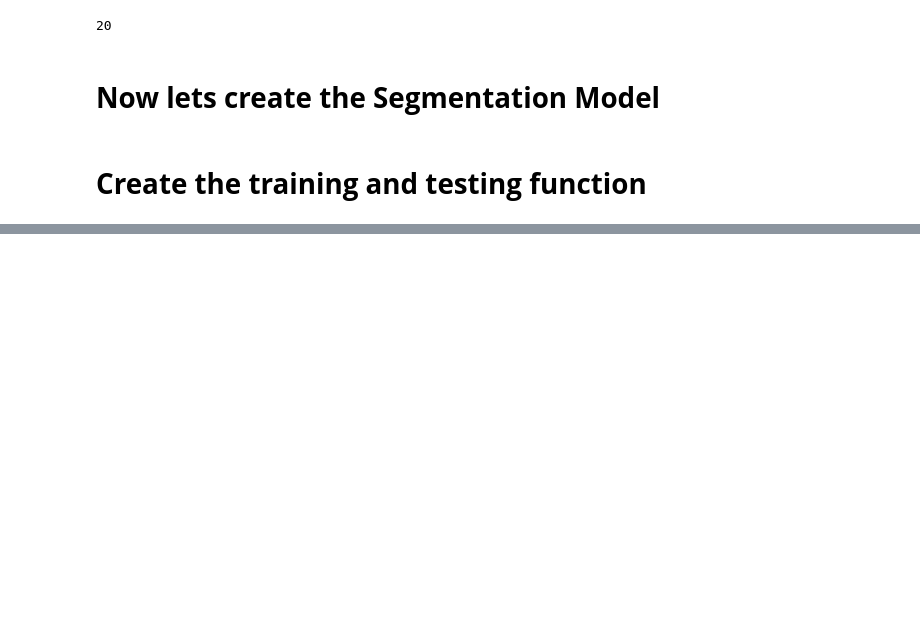
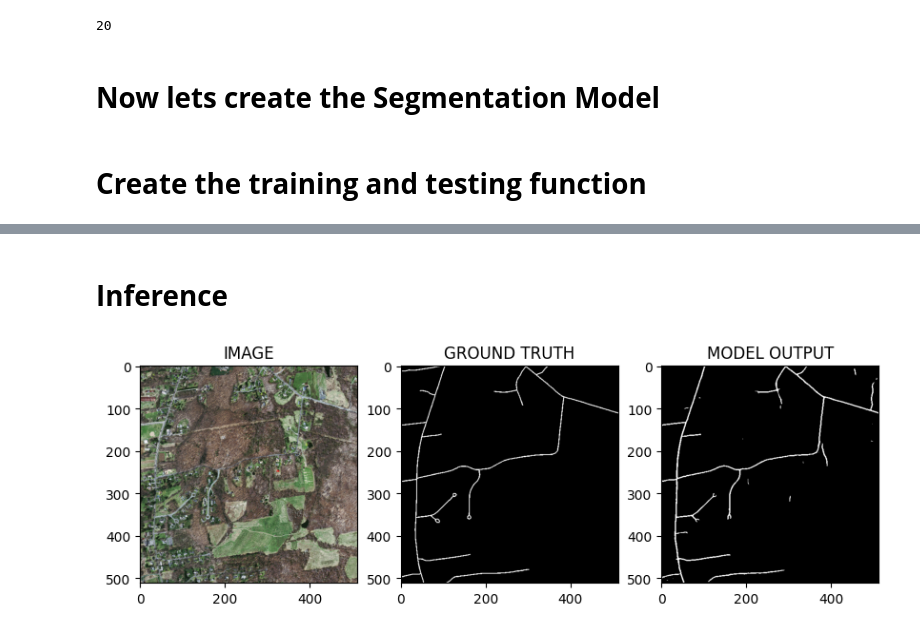
Before and after one commit to arpan-das-astrophysics/aerial-image-segmentation, a Jupyter notebook: aerialimage.ipynb, the cells around one changed output, grey strips where cells are left out. Drawn from its saved outputs; the diff is of its cells as text; code cells hidden in the pictures; blank space fills up the shorter version.

```diff
--- a/aerialimage.ipynb
+++ b/aerialimage.ipynb
@@ -210,7 +210,7 @@ class SegmentationModel(nn.Module):
   def __init__(self):
     super(SegmentationModel, self).__init__()
 
-    self.bacbone = smp.Unet(
+    self.backbone = smp.Unet(
         encoder_name = ENCODER,
         encoder_weights = WEIGHTS,
         in_channels = 3,
@@ -270,0 +314,16 @@ def test_fn(dataloader, model):
+# %% [markdown]
+# **Inference**
+# %%
+idx = 17
+
+model.load_state_dict(torch.load('/content/best-model.pt'))
+
+image, mask = testset[idx]
+
+logits_mask = model(image.to(DEVICE).unsqueeze(0))
+pred_mask = torch.sigmoid(logits_mask)
+pred_mask = (pred_mask > 0.5)*1.0
+# %%
+show_image(image, mask, pred_mask.detach().cpu().squeeze(0))
+# %% [output]
+[figure, added]
```
Also changed, not shown: parts of 3 cells of this notebook.
